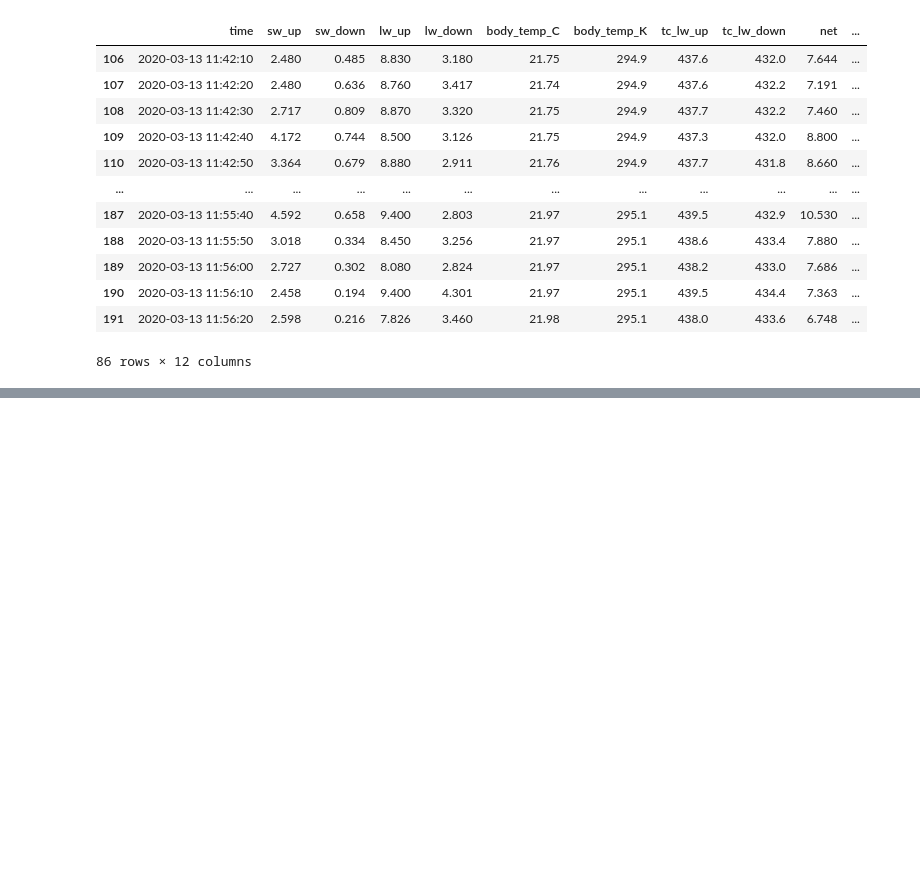
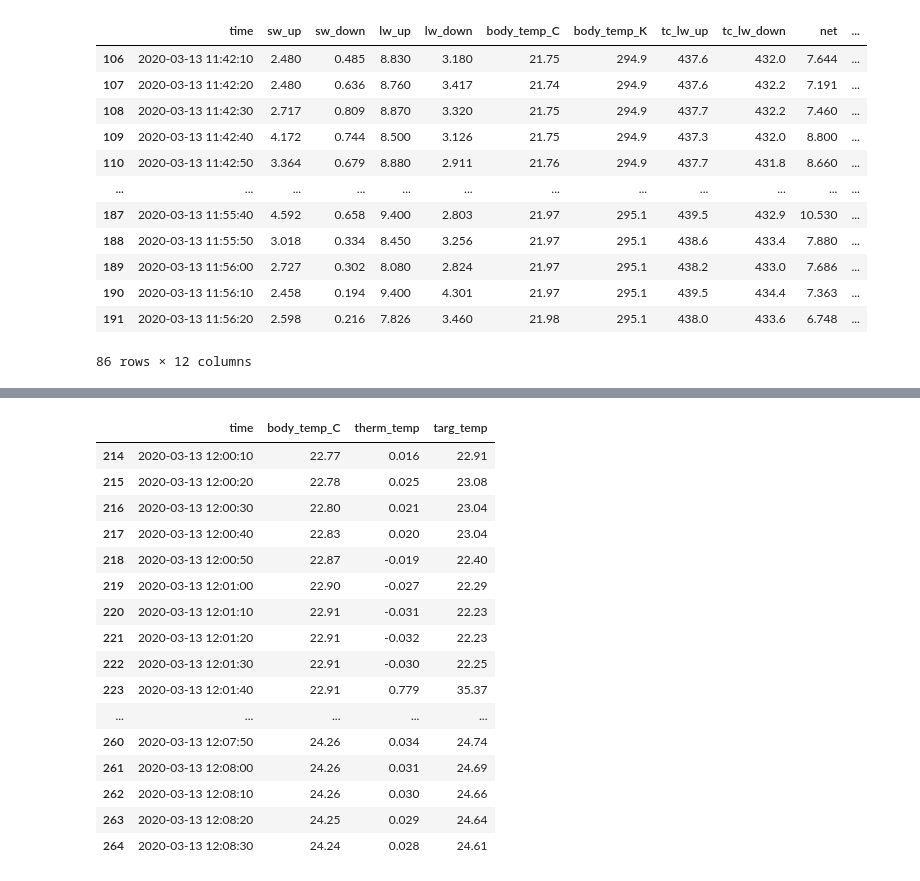
Before and after one commit to manna3iqatar/training, a Jupyter notebook: day-5.ipynb, the cells around one changed output, grey strips where cells are left out. Cells and saved outputs as stored; diff of their text form; code cells hidden in the pictures; blank space fills up the shorter version.

```diff
--- a/day-5.ipynb
+++ b/day-5.ipynb
@@ -86,0 +126,2 @@ plt.xticks(rotation=50)
+# %%
+df_3 = pd.read_csv("deere_CR3000_IRR-P.csv",skiprows=4,usecols=cols_to_use,names=col_names,parse_dates=["time"])
@@ -86,0 +144,27 @@ plt.xticks(rotation=50)
+# %%
+start_time = pd.Timestamp(2020,3,13,12,0,0)
+end_time = pd.Timestamp(2020,3,13,12,9,30)
+# %%
+mask = (df_3["time"]> start_time) & (df_3["time"] < end_time)
+# %%
+df_3 = df_3[mask]
+# %%
+df_3
+# %% [output]
+|  | time | body_temp_C | therm_temp | targ_temp |
+| 214 | 2020-03-13 12:00:10 | 22.77 | 0.016 | 22.91 |
+| 215 | 2020-03-13 12:00:20 | 22.78 | 0.025 | 23.08 |
+| 216 | 2020-03-13 12:00:30 | 22.80 | 0.021 | 23.04 |
+| 217 | 2020-03-13 12:00:40 | 22.83 | 0.020 | 23.04 |
+| 218 | 2020-03-13 12:00:50 | 22.87 | -0.019 | 22.40 |
+| 219 | 2020-03-13 12:01:00 | 22.90 | -0.027 | 22.29 |
+| 220 | 2020-03-13 12:01:10 | 22.91 | -0.031 | 22.23 |
+| 221 | 2020-03-13 12:01:20 | 22.91 | -0.032 | 22.23 |
+| 222 | 2020-03-13 12:01:30 | 22.91 | -0.030 | 22.25 |
+| 223 | 2020-03-13 12:01:40 | 22.91 | 0.779 | 35.37 |
+| ... | ... | ... | ... | ... |
+| 260 | 2020-03-13 12:07:50 | 24.26 | 0.034 | 24.74 |
+| 261 | 2020-03-13 12:08:00 | 24.26 | 0.031 | 24.69 |
+| 262 | 2020-03-13 12:08:10 | 24.26 | 0.030 | 24.66 |
+| 263 | 2020-03-13 12:08:20 | 24.25 | 0.029 | 24.64 |
+| 264 | 2020-03-13 12:08:30 | 24.24 | 0.028 | 24.61 |
```
Also changed, not shown: parts of 9 cells of this notebook, 1 other file.
